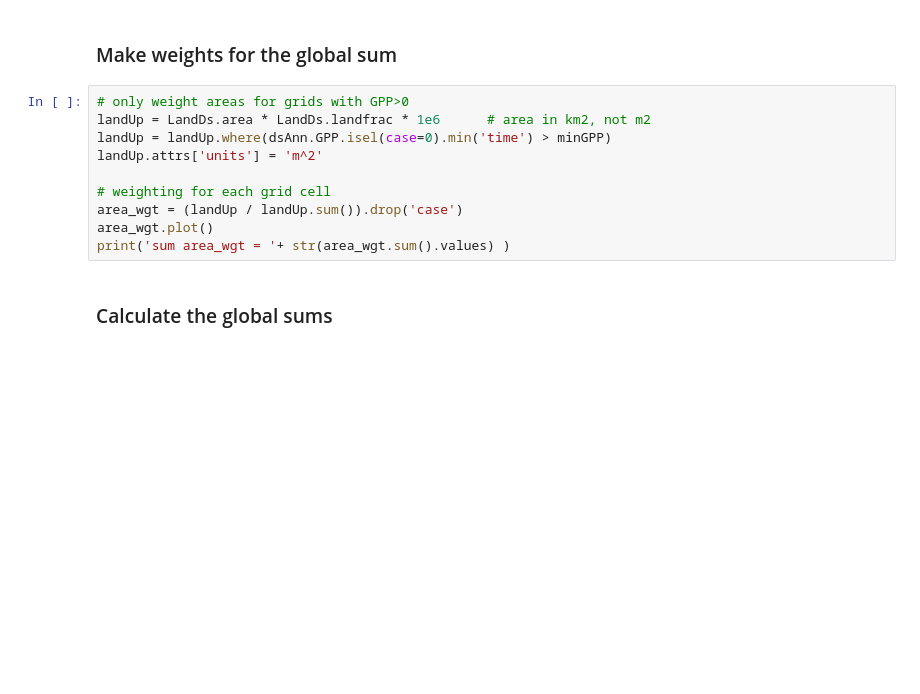
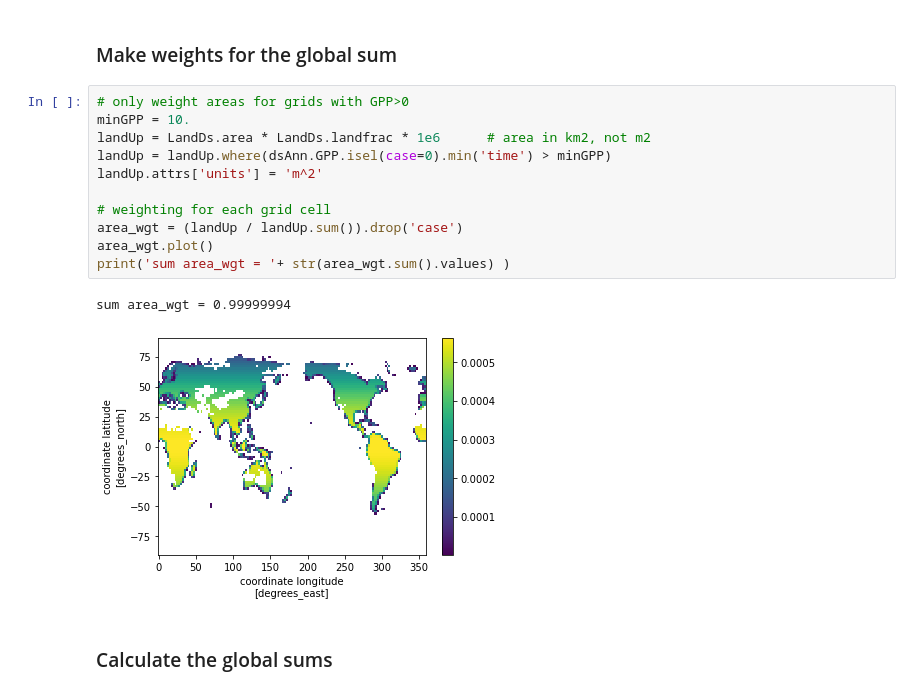
Before and after one commit to emhauser/Foliar-Stoichiometry_CO2, a Jupyter notebook: FoliarCN.ipynb, the cells around one changed output. Cells and saved outputs as stored; diff of their text form; blank space fills up the shorter version.

```diff
--- a/FoliarCN.ipynb
+++ b/FoliarCN.ipynb
@@ -215,14 +222,18 @@ dsAnn.CUE.mean(['lat', 'lon']).plot(hue='case') ;
 ### Make weights for the global sum
 # %%
 # only weight areas for grids with GPP>0
+minGPP = 10.
 landUp = LandDs.area * LandDs.landfrac * 1e6      # area in km2, not m2
 landUp = landUp.where(dsAnn.GPP.isel(case=0).min('time') > minGPP)
 landUp.attrs['units'] = 'm^2'
 
 # weighting for each grid cell
 area_wgt = (landUp / landUp.sum()).drop('case')
 area_wgt.plot()
 print('sum area_wgt = '+ str(area_wgt.sum().values) )
+# %% [output]
+sum area_wgt = 0.99999994
+[figure, added]
 # %% [markdown]
 ### Calculate the global sums
 # %%
```
Also changed, not shown: parts of 12 cells of this notebook.
